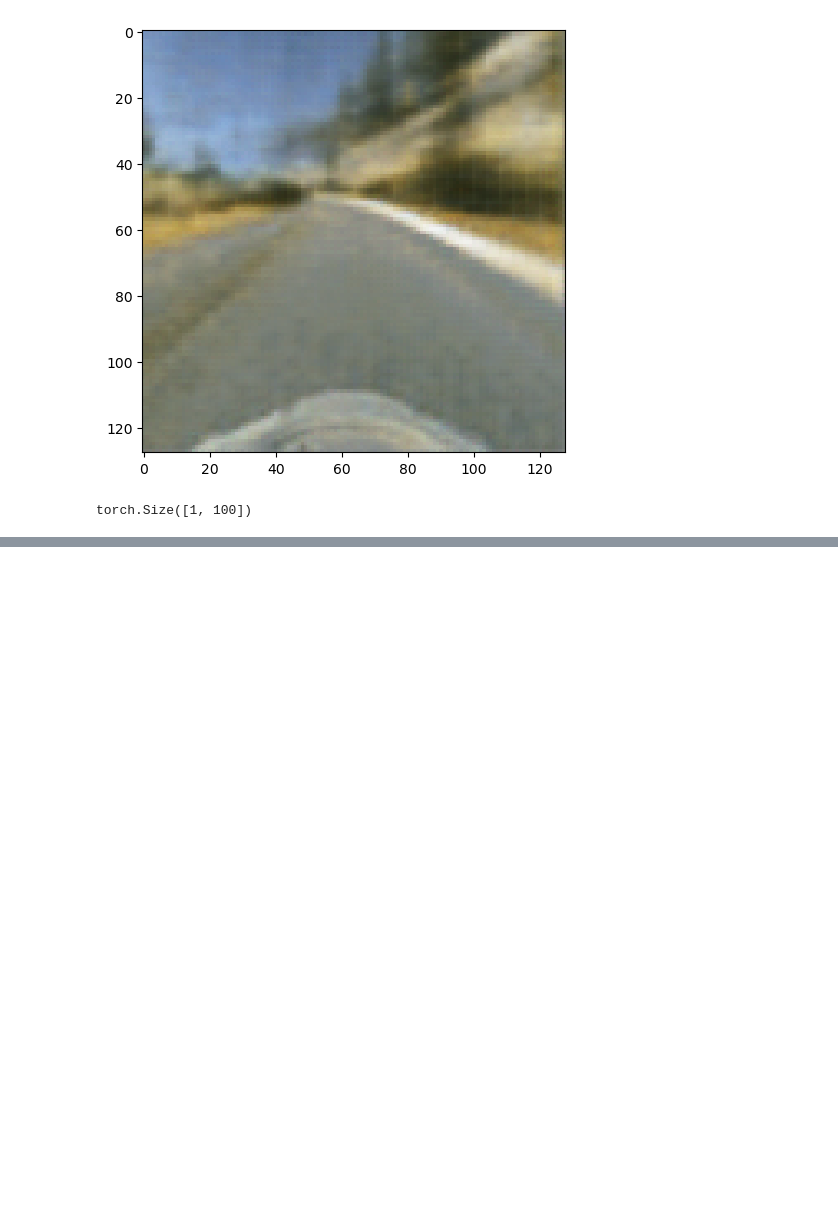
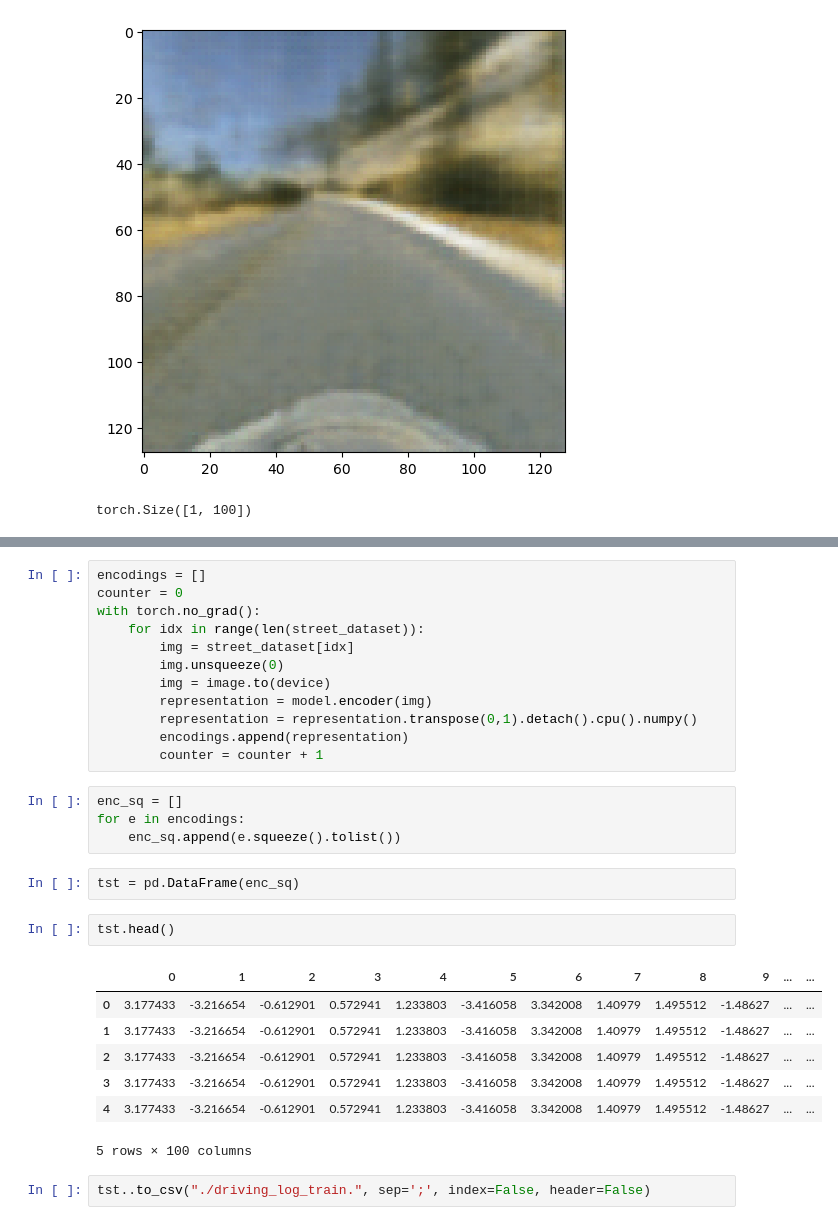
Before and after one commit to ADFerraro/coninual_drive_learn, a Jupyter notebook: dummy/encoder.ipynb, the cells around one changed output, grey strips where cells are left out. Cells and saved outputs as stored; diff of their text form; blank space fills up the shorter version.

```diff
--- a/dummy/encoder.ipynb
+++ b/dummy/encoder.ipynb
@@ -179,0 +205,30 @@ torch.Size([1, 100])
+# %%
+encodings = []
+counter = 0
+with torch.no_grad():
+    for idx in range(len(street_dataset)):
+        img = street_dataset[idx]
+        img.unsqueeze(0)
+        img = image.to(device)
+        representation = model.encoder(img)
+        representation = representation.transpose(0,1).detach().cpu().numpy()
+        encodings.append(representation)
+        counter = counter + 1
+# %%
+enc_sq = []
+for e in encodings:
+    enc_sq.append(e.squeeze().tolist())
+# %%
+tst = pd.DataFrame(enc_sq)
+# %%
+tst.head()
+# %% [output]
+|  | 0 | 1 | 2 | 3 | 4 | 5 | 6 | 7 | 8 | 9 | ... | ... |
+| 0 | 3.177433 | -3.216654 | -0.612901 | 0.572941 | 1.233803 | -3.416058 | 3.342008 | 1.40979 | 1.495512 | -1.48627 | ... | ... |
+| 1 | 3.177433 | -3.216654 | -0.612901 | 0.572941 | 1.233803 | -3.416058 | 3.342008 | 1.40979 | 1.495512 | -1.48627 | ... | ... |
+| 2 | 3.177433 | -3.216654 | -0.612901 | 0.572941 | 1.233803 | -3.416058 | 3.342008 | 1.40979 | 1.495512 | -1.48627 | ... | ... |
+| 3 | 3.177433 | -3.216654 | -0.612901 | 0.572941 | 1.233803 | -3.416058 | 3.342008 | 1.40979 | 1.495512 | -1.48627 | ... | ... |
+| 4 | 3.177433 | -3.216654 | -0.612901 | 0.572941 | 1.233803 | -3.416058 | 3.342008 | 1.40979 | 1.495512 | -1.48627 | ... | ... |
+5 rows × 100 columns
+# %%
+tst..to_csv("./driving_log_train.", sep=';', index=False, header=False)
```
Also changed, not shown: parts of 4 cells of this notebook, 14 other files.
